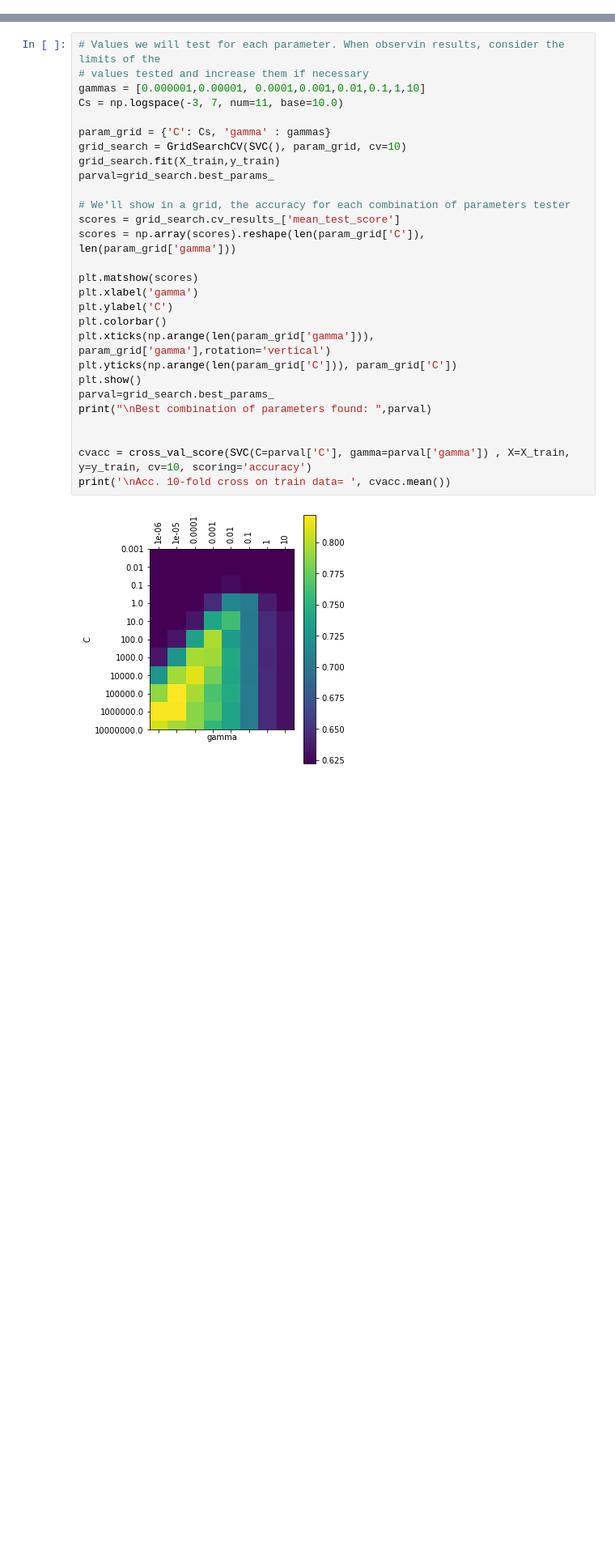
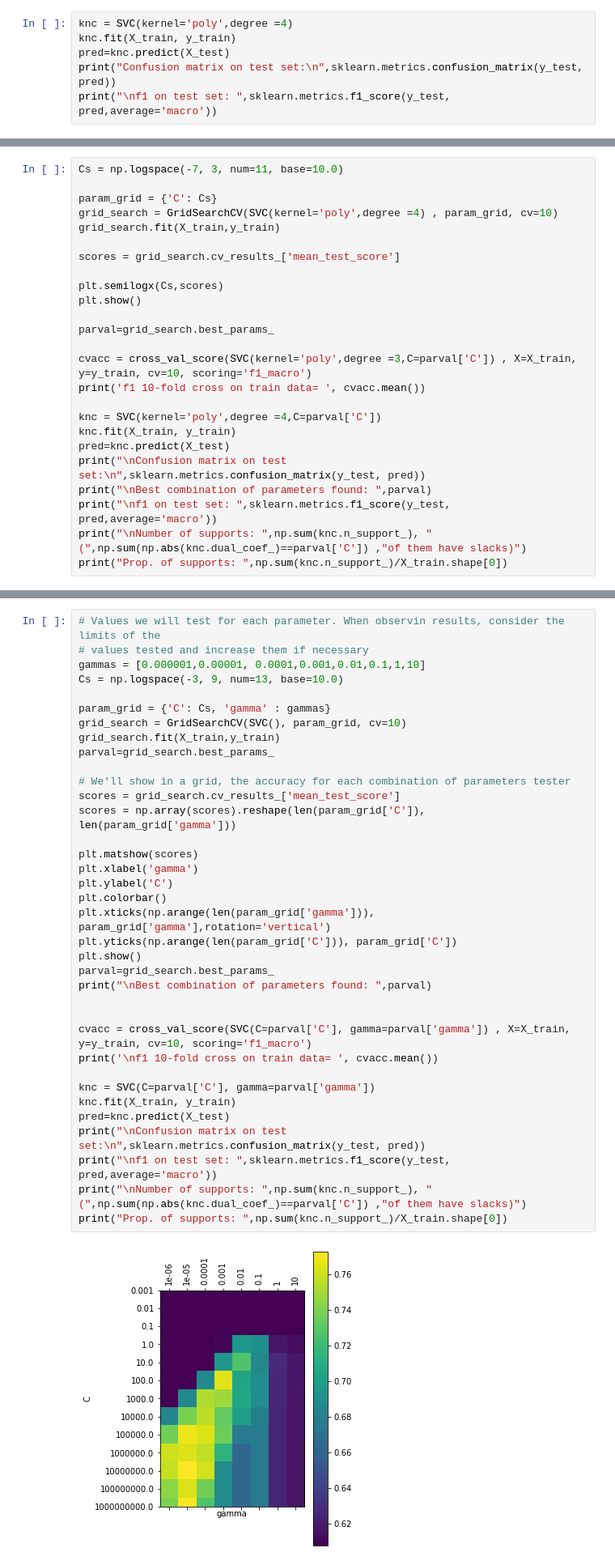
Before and after one commit to FerranAgulloLopez/DataMiningHousePrices, a Jupyter notebook: scripts/SVM .ipynb, the cells around one changed output, grey strips where cells are left out. Shown at 81% size. Drawn from its saved outputs; the diff is of its cells as text; blank space fills up the shorter version.

Commit message:
Changes accuracy for f1 in SVM

```diff
--- a/scripts/SVM .ipynb
+++ b/scripts/SVM .ipynb
@@ -267,0 +275,6 @@ Prop. of supports:  0.536779324055666
+# %%
+knc = SVC(kernel='poly',degree =4)
+knc.fit(X_train, y_train)
+pred=knc.predict(X_test)
+print("Confusion matrix on test set:\n",sklearn.metrics.confusion_matrix(y_test, pred))
+print("\nf1 on test set: ",sklearn.metrics.f1_score(y_test, pred,average='macro'))
@@ -267,0 +290,25 @@ Prop. of supports:  0.536779324055666
+# %%
+Cs = np.logspace(-7, 3, num=11, base=10.0)
+
+param_grid = {'C': Cs}
+grid_search = GridSearchCV(SVC(kernel='poly',degree =4) , param_grid, cv=10)
+grid_search.fit(X_train,y_train)
+
+scores = grid_search.cv_results_['mean_test_score']
+
+plt.semilogx(Cs,scores)
+plt.show()
+
+parval=grid_search.best_params_
+
+cvacc = cross_val_score(SVC(kernel='poly',degree =3,C=parval['C']) , X=X_train,  y=y_train, cv=10, scoring='f1_macro')
+print('f1 10-fold cross on train data= ', cvacc.mean())
+
+knc = SVC(kernel='poly',degree =4,C=parval['C'])
+knc.fit(X_train, y_train)
+pred=knc.predict(X_test)
+print("\nConfusion matrix on test set:\n",sklearn.metrics.confusion_matrix(y_test, pred))
+print("\nBest combination of parameters found: ",parval)
+print("\nf1 on test set: ",sklearn.metrics.f1_score(y_test, pred,average='macro'))
+print("\nNumber of supports: ",np.sum(knc.n_support_), "(",np.sum(np.abs(knc.dual_coef_)==parval['C']) ,"of them have slacks)")
+print("Prop. of supports: ",np.sum(knc.n_support_)/X_train.shape[0])
@@ -283,30 +349,38 @@ Accuracy on test set:  0.7199074074074074
 # %%
 # Values we will test for each parameter. When observin results, consider the limits of the
 # values tested and increase them if necessary
 gammas = [0.000001,0.00001, 0.0001,0.001,0.01,0.1,1,10]
-Cs = np.logspace(-3, 7, num=11, base=10.0)
+Cs = np.logspace(-3, 9, num=13, base=10.0)
 
 param_grid = {'C': Cs, 'gamma' : gammas}
 grid_search = GridSearchCV(SVC(), param_grid, cv=10)
 grid_search.fit(X_train,y_train)
 parval=grid_search.best_params_
 
 # We'll show in a grid, the accuracy for each combination of parameters tester
 scores = grid_search.cv_results_['mean_test_score']
 scores = np.array(scores).reshape(len(param_grid['C']), len(param_grid['gamma']))
 
 plt.matshow(scores)
 plt.xlabel('gamma')
 plt.ylabel('C')
 plt.colorbar()
 plt.xticks(np.arange(len(param_grid['gamma'])), param_grid['gamma'],rotation='vertical')
 plt.yticks(np.arange(len(param_grid['C'])), param_grid['C'])
 plt.show()
 parval=grid_search.best_params_
 print("\nBest combination of parameters found: ",parval)
 
 
-cvacc = cross_val_score(SVC(C=parval['C'], gamma=parval['gamma']) , X=X_train,  y=y_train, cv=10, scoring='accuracy')
-print('\nAcc. 10-fold cross on train data= ', cvacc.mean())
+cvacc = cross_val_score(SVC(C=parval['C'], gamma=parval['gamma']) , X=X_train,  y=y_train, cv=10, scoring='f1_macro')
+print('\nf1 10-fold cross on train data= ', cvacc.mean())
+
+knc = SVC(C=parval['C'], gamma=parval['gamma'])
+knc.fit(X_train, y_train)
+pred=knc.predict(X_test)
+print("\nConfusion matrix on test set:\n",sklearn.metrics.confusion_matrix(y_test, pred))
+print("\nf1 on test set: ",sklearn.metrics.f1_score(y_test, pred,average='macro'))
+print("\nNumber of supports: ",np.sum(knc.n_support_), "(",np.sum(np.abs(knc.dual_coef_)==parval['C']) ,"of them have slacks)")
+print("Prop. of supports: ",np.sum(knc.n_support_)/X_train.shape[0])
 # %% [output]
-[figure, old version]
+[figure, new version]
```
Also changed, not shown: parts of 19 cells of this notebook.
